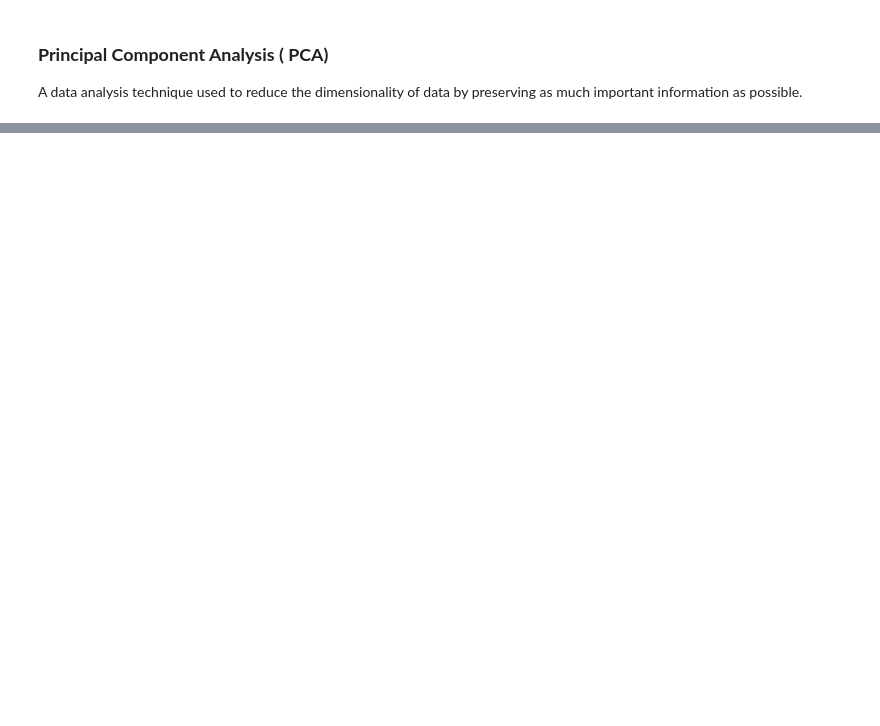
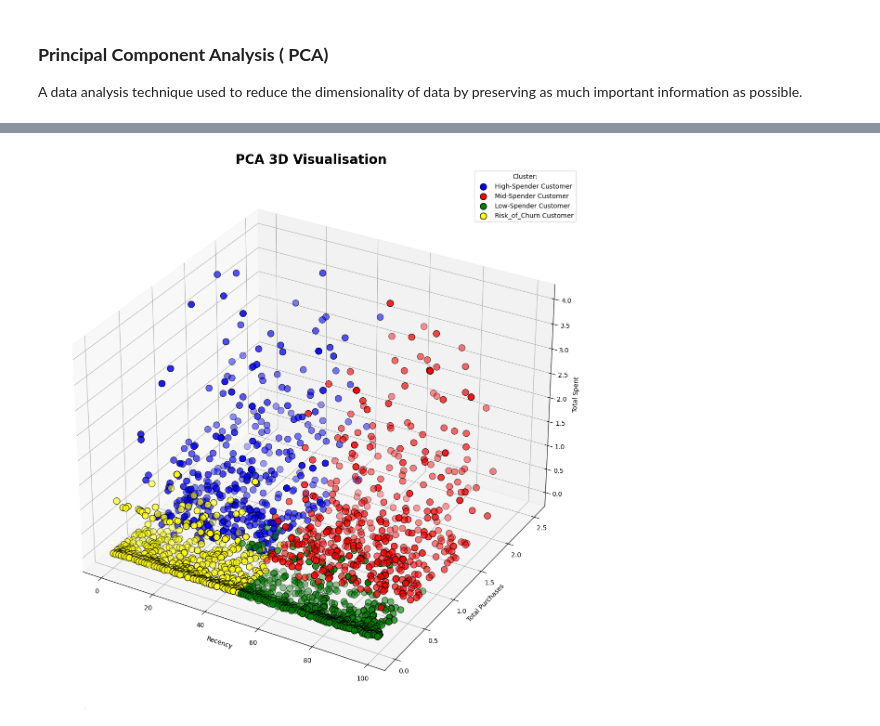
Before and after one commit to masendhy/predict_customer_personality_to_boost_marketing_campaign_by_using_machine_learning, a Jupyter notebook: predict_customer_personality_to_boost_marketing_campaign_by_using_machine_learning.ipynb, the cells around one changed output, grey strips where cells are left out. Cells and saved outputs as stored; diff of their text form; code cells hidden in the pictures; blank space fills up the shorter version.

Commit message:
customer interpretation

```diff
--- a/predict_customer_personality_to_boost_marketing_campaign_by_using_machine_learning.ipynb
+++ b/predict_customer_personality_to_boost_marketing_campaign_by_using_machine_learning.ipynb
@@ -468,0 +516,18 @@ sns.scatterplot(x='PC1',y='PC2',hue='cluster',data=pca_transformed)
+# %%
+# create 3D visualisation of PCA
+
+fig = plt.figure(figsize=(15,15))
+ax = fig.add_subplot(111,projection='3d')
+ax.scatter(df_cluster['Recency'][df_cluster.cluster==2 ], df_cluster['TotalSpent'][df_cluster.cluster==2 ], df_cluster['Total_AcceptedCmp'][df_cluster.cluster==2 ],c='blue', s=100,edgecolors='black',  label='High-Spender Customer')
+ax.scatter(df_cluster['Recency'][df_cluster.cluster==1 ], df_cluster['TotalSpent'][df_cluster.cluster==1 ], df_cluster['Total_AcceptedCmp'][df_cluster.cluster==1 ],c='red', s=100,edgecolors='black',  label='Mid-Spender Customer')
+ax.scatter(df_cluster['Recency'][df_cluster.cluster==3 ], df_cluster['TotalSpent'][df_cluster.cluster==3 ], df_cluster['Total_AcceptedCmp'][df_cluster.cluster==3 ],c='green', s=100,edgecolors='black',  label='Low-Spender Customer')
+ax.scatter(df_cluster['Recency'][df_cluster.cluster==0 ], df_cluster['TotalSpent'][df_cluster.cluster==0 ], df_cluster['Total_AcceptedCmp'][df_cluster.cluster==0 ],c='yellow', s=100,edgecolors='black',  label='Risk_of_Churn Customer')
+
+plt.title('PCA 3D Visualisation',fontsize=20,weight='bold')
+plt.xlabel('Recency')
+plt.ylabel('Total Purchases')
+ax.set_zlabel('Total Spent')
+plt.legend(title='Cluster:')
+plt.show()
+# %% [output]
+[figure, added]
```
Also changed, not shown: parts of 25 cells of this notebook.
